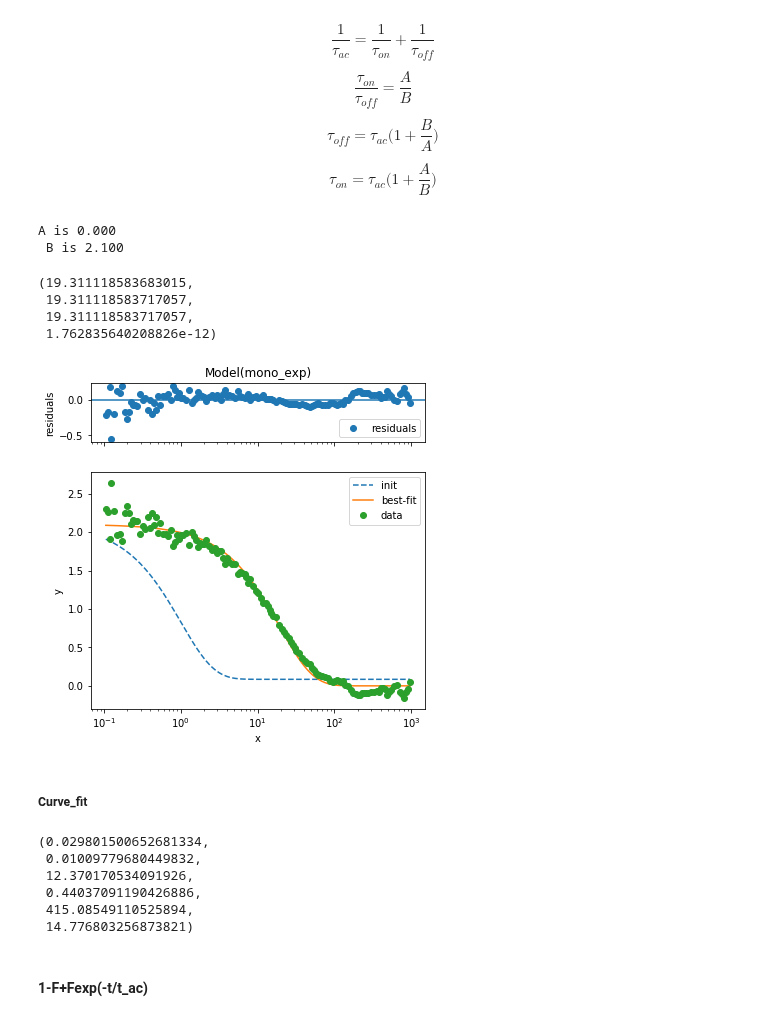
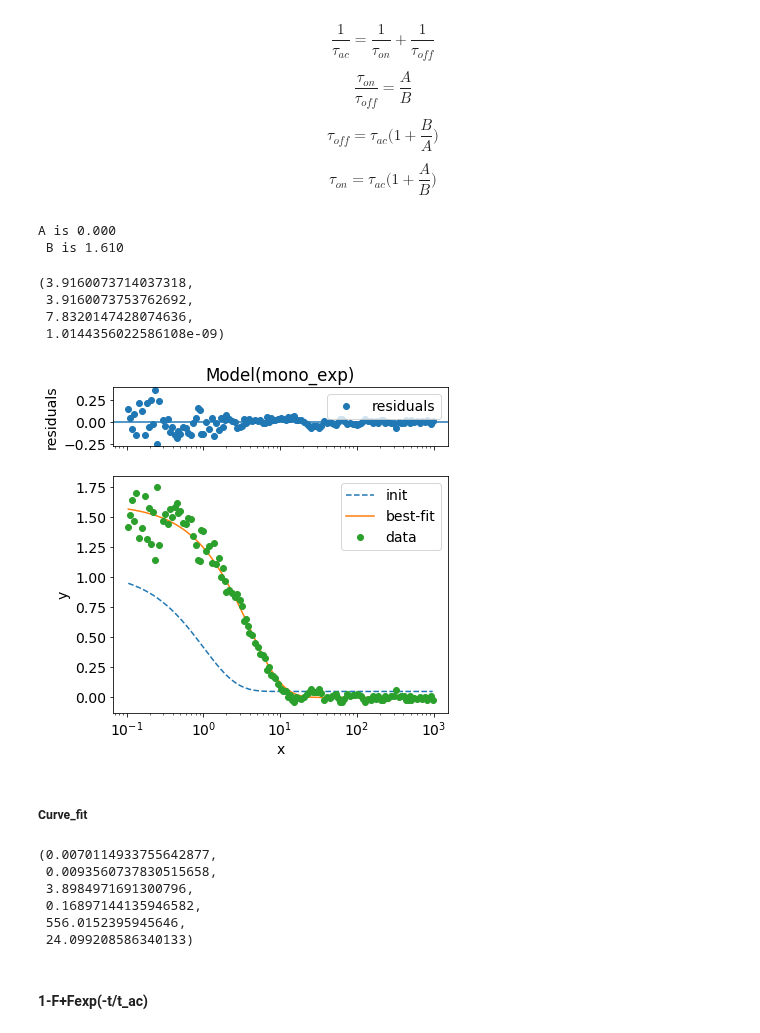
Before and after one commit to biswajitSM/Azurin_SM_repo, a Jupyter notebook: Analysis/Analysis_General.ipynb, the cells around one changed output. Cells and saved outputs as stored; diff of their text form; code cells hidden in the pictures.

```diff
--- a/Analysis/Analysis_General.ipynb
+++ b/Analysis/Analysis_General.ipynb
@@ -539,51 +539,51 @@ $$\tau_{off} = \tau_{ac}\Bigg(1+\frac{B}A\Bigg)$$
 
 $$\tau_{on} = \tau_{ac}\Bigg(1+\frac{A}B\Bigg)$$
 # %%
-df_datn_em_specific, df_fcs_specific = get_point_specifics(foldername= homedir, input_potential=[60], pointnumbers=[9])
+df_datn_em_specific, df_fcs_specific = get_point_specifics(foldername= homedir, input_potential=[90], pointnumbers=[1])
 df_fcs=df_fcs_specific['filepath[FCS]'][0]
 df_emplot = df_datn_em_specific['filepath[.em.plot]'][0]
 def FCS_mono_fit(df_fcs,df_emplot, tmin=0.1,tmax=1000):
     df_fcs = pd.read_csv(df_fcs, index_col=False, names=None, skiprows=1, header=None, sep='\s+');
     df_fcs = df_fcs[df_fcs[0]>=tmin];
     df_fcs = df_fcs[df_fcs[0]<=tmax];
     xdata=df_fcs[0];
     ydata=df_fcs[1];
     df_em = pd.read_csv(df_emplot, header=None, sep='\t')#changepoint
     S=max(df_em[1]);
     Bkr=min(df_em[1]);
-    #ydata=1+((ydata)*(S/(S+Bkr))**-2)
+#     ydata=1+((ydata)*(S/(S+Bkr))**2)
     def mono_exp(x, A1, A2, t1):
         return((A1+A2*exp(-x/t1)))
     gmodel = Model(mono_exp)
-    gmodel.set_param_hint('A1', value=0.085, min=0.0)
-    gmodel.set_param_hint('A2', value=2.026, min=0.0)
+    gmodel.set_param_hint('A1', value=0.05, min=0.0)
+    gmodel.set_param_hint('A2', value=1, min=0.0)
     gmodel.set_param_hint('t1', value=1.0, min=0.1)
     pars = gmodel.make_params()
     result = gmodel.fit(ydata, pars, x=xdata)#, A=1, B=1, t_ac=1
     A1 = result.best_values['A1']
     A2 = result.best_values['A2']
     t_ac = result.best_values['t1']
     print('A is %.3f \n B is %.3f' %(A1, A2))
     t_on = t_ac * (1+(A1/A2))
-    t_off = t_ac * (1+(A1/A2))
+    t_off = t_ac * (1+(A2/A2))
     tratio_on_off = A1/A2
     return(t_ac, t_on, t_off, tratio_on_off, result)#, t_on_err, t_off_err
 t_ac, t_on, t_off, tratio_on_off, result = FCS_mono_fit(df_fcs, df_emplot)
 result.plot()
 xscale('log')
 t_ac, t_on, t_off, tratio_on_off
 # %% [output]
 A is 0.000
- B is 2.100
+ B is 1.610
-(19.311118583683015,
- 19.311118583717057,
- 19.311118583717057,
- 1.762835640208826e-12)
+(3.9160073714037318,
+ 3.9160073753762692,
+ 7.8320147428074636,
+ 1.0144356022586108e-09)
-[figure, old version]
+[figure, new version]
 # %% [markdown]
 ##### Curve_fit
 # %%
-df_datn_em_specific, df_fcs_specific = get_point_specifics(foldername= homedir, input_potential=[40], pointnumbers=[1])
+df_datn_em_specific, df_fcs_specific = get_point_specifics(foldername= homedir, input_potential=[90], pointnumbers=[1])
 df_fcs=df_fcs_specific['filepath[FCS]'][0]
 df_emplot = df_datn_em_specific['filepath[.em.plot]'][0]
 df_datn = df_datn_em_specific['filepath[.datn]'][0]
@@ -634,12 +634,12 @@ def FCS_bi_fit(filename,tmin,tmax):
 tratio, tratio_err, ton, ton_err, toff, toff_err = FCS_mono_fit(filename, tmin=0.1, tmax=1000)
 tratio, tratio_err, ton, ton_err, toff, toff_err
 # %% [output]
-(0.029801500652681334,
- 0.01009779680449832,
- 12.370170534091926,
- 0.44037091190426886,
- 415.08549110525894,
- 14.776803256873821)
+(0.0070114933755642877,
+ 0.0093560737830515658,
+ 3.8984971691300796,
+ 0.16897144135946582,
+ 556.0152395945646,
+ 24.099208586340133)
 # %% [markdown]
 #### 1-F+Fexp(-t/t_ac)
 # %%
```
Also changed, not shown: parts of 7 cells of this notebook, 2 other files.
